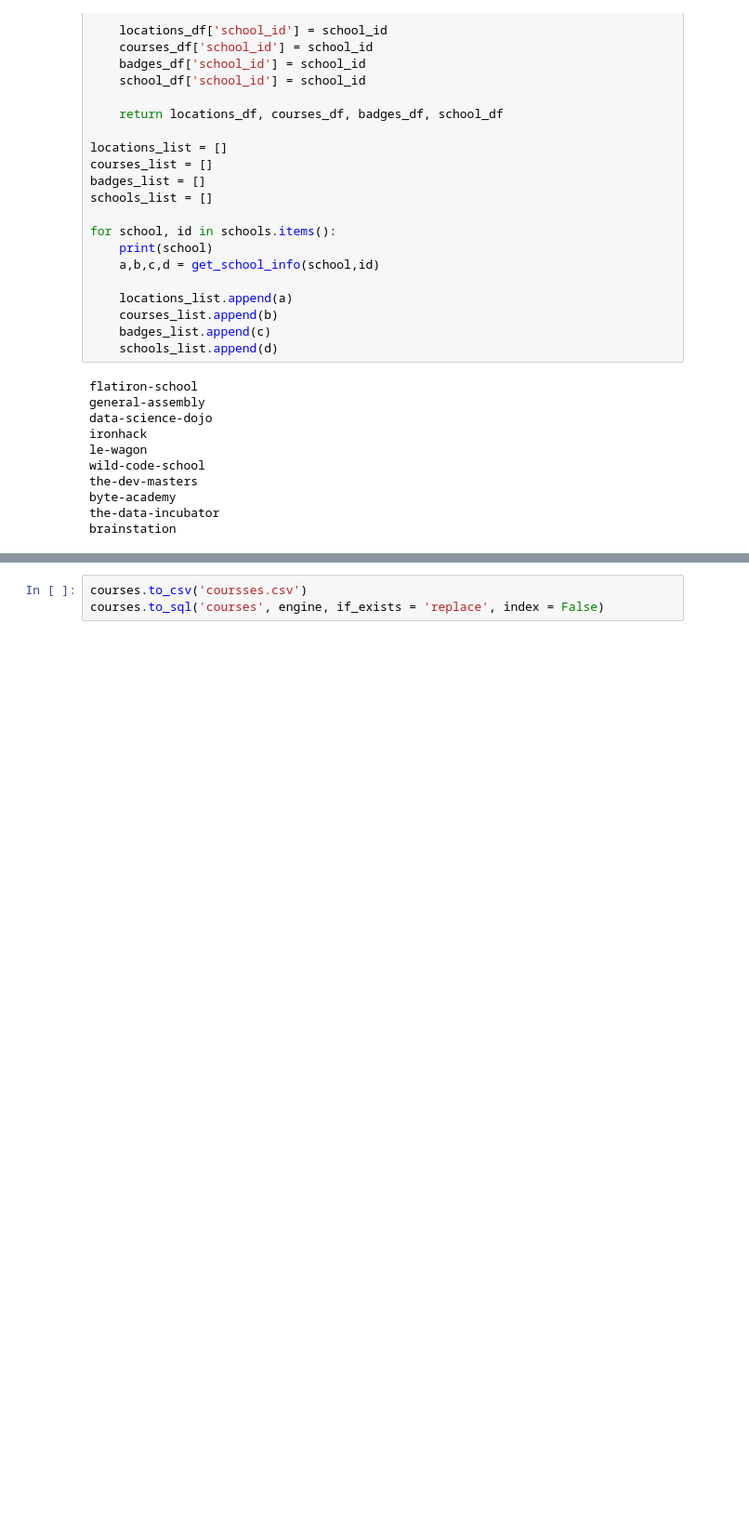
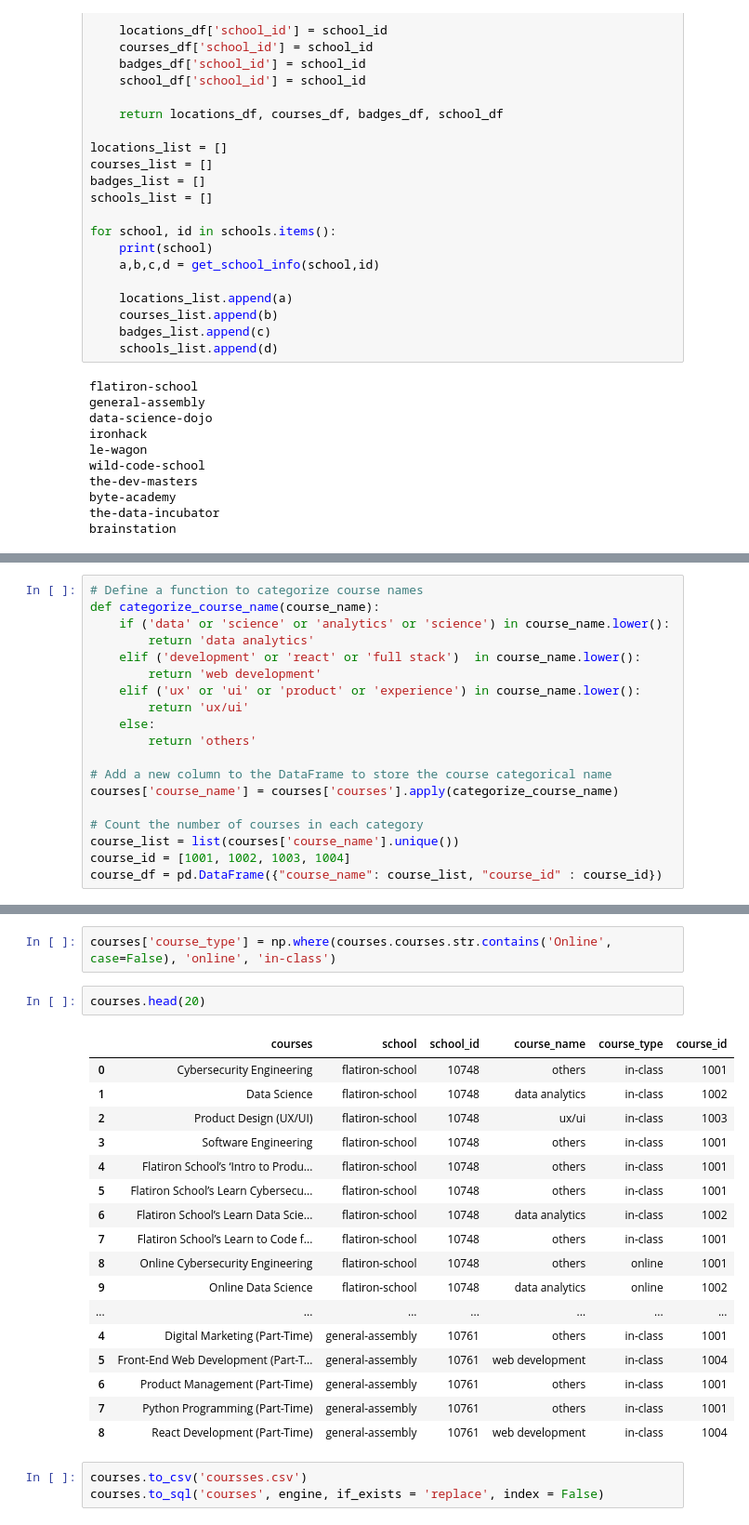
Before and after one commit to ekraj-pok/sql-project, a Jupyter notebook: main.ipynb, the cells around one changed output, grey strips where cells are left out. Shown at 93% size. Drawn from its saved outputs; the diff is of its cells as text; blank space fills up the shorter version.

```diff
--- a/main.ipynb
+++ b/main.ipynb
@@ -224,0 +244,19 @@ courses.head(2)
+# %%
+# Define a function to categorize course names
+def categorize_course_name(course_name):
+    if ('data' or 'science' or 'analytics' or 'science') in course_name.lower():
+        return 'data analytics'
+    elif ('development' or 'react' or 'full stack')  in course_name.lower():
+        return 'web development'
+    elif ('ux' or 'ui' or 'product' or 'experience') in course_name.lower():
+        return 'ux/ui'
+    else:
+        return 'others'
+
+# Add a new column to the DataFrame to store the course categorical name
+courses['course_name'] = courses['courses'].apply(categorize_course_name)
+
+# Count the number of courses in each category
+course_list = list(courses['course_name'].unique())
+course_id = [1001, 1002, 1003, 1004]
+course_df = pd.DataFrame({"course_name": course_list, "course_id" : course_id})
@@ -225,3 +269,25 @@ courses.head(2)
+# %%
+courses['course_type'] = np.where(courses.courses.str.contains('Online', case=False), 'online', 'in-class')
+# %%
+courses.head(20)
+# %% [output]
+|  | courses | school | school_id | course_name | course_type | course_id |
+| 0 | Cybersecurity Engineering | flatiron-school | 10748 | others | in-class | 1001 |
+| 1 | Data Science | flatiron-school | 10748 | data analytics | in-class | 1002 |
+| 2 | Product Design (UX/UI) | flatiron-school | 10748 | ux/ui | in-class | 1003 |
+| 3 | Software Engineering | flatiron-school | 10748 | others | in-class | 1001 |
+| 4 | Flatiron School’s ‘Intro to Produ... | flatiron-school | 10748 | others | in-class | 1001 |
+| 5 | Flatiron School’s Learn Cybersecu... | flatiron-school | 10748 | others | in-class | 1001 |
+| 6 | Flatiron School’s Learn Data Scie... | flatiron-school | 10748 | data analytics | in-class | 1002 |
+| 7 | Flatiron School’s Learn to Code f... | flatiron-school | 10748 | others | in-class | 1001 |
+| 8 | Online Cybersecurity Engineering | flatiron-school | 10748 | others | online | 1001 |
+| 9 | Online Data Science | flatiron-school | 10748 | data analytics | online | 1002 |
+| ... | ... | ... | ... | ... | ... | ... |
+| 4 | Digital Marketing (Part-Time) | general-assembly | 10761 | others | in-class | 1001 |
+| 5 | Front-End Web Development (Part-T... | general-assembly | 10761 | web development | in-class | 1004 |
+| 6 | Product Management (Part-Time) | general-assembly | 10761 | others | in-class | 1001 |
+| 7 | Python Programming (Part-Time) | general-assembly | 10761 | others | in-class | 1001 |
+| 8 | React Development (Part-Time) | general-assembly | 10761 | web development | in-class | 1004 |
 # %%
 courses.to_csv('coursses.csv')
 courses.to_sql('courses', engine, if_exists = 'replace', index = False)
```
Also changed, not shown: parts of 21 cells of this notebook, 8 other files.
